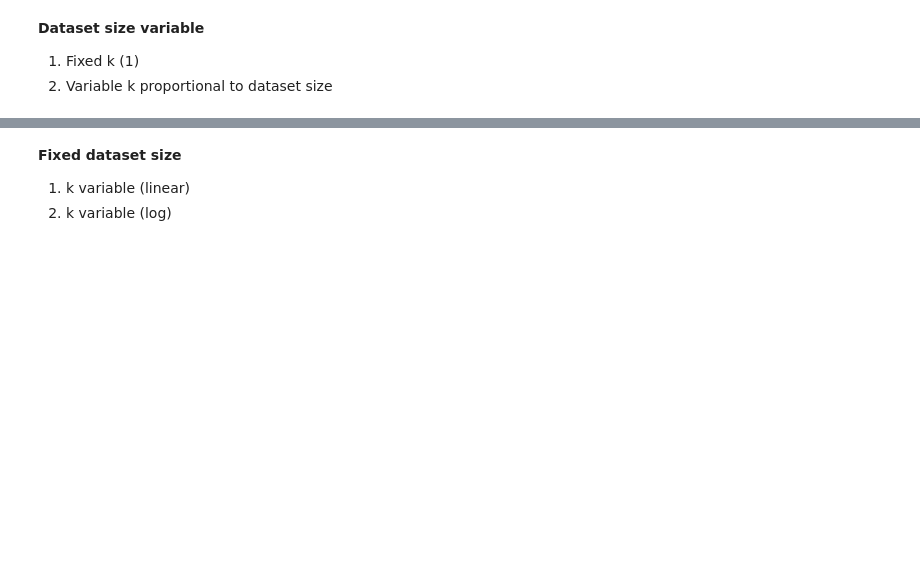
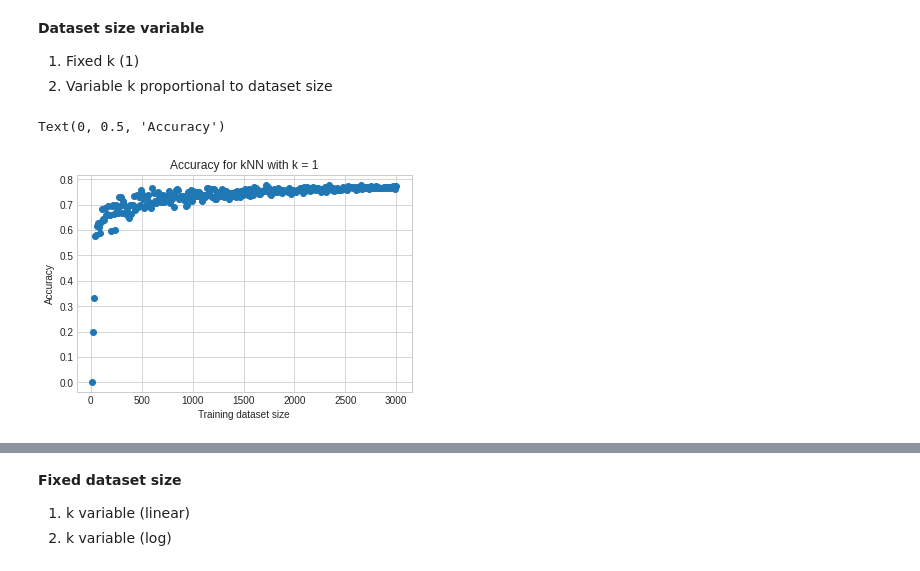
Before and after one commit to AvalosM/kNN-classifier, a Jupyter notebook: notebooks/analysis.ipynb, the cells around one changed output, grey strips where cells are left out. Saved outputs shown, nothing was run; the diff lists cells and outputs as text; code cells hidden in the pictures; blank space fills up the shorter version.

```diff
--- a/notebooks/analysis.ipynb
+++ b/notebooks/analysis.ipynb
@@ -161,11 +177,14 @@ K_ = 10
 # %%
 df = pd.read_csv("res/kNN_k_fixed.csv").groupby('size')
 accuracies = df['accuracy'].mean().to_numpy()
 sizes = df['size'].unique()
-g = plt.scatter(x=sizes ,y=accuracies, label='accuracy')
+plt.scatter(x=sizes ,y=accuracies, label='accuracy')
 plt.title("Accuracy for kNN with k = 1")
 plt.xlabel("Training dataset size")
 plt.ylabel("Accuracy")
+# %% [output]
+Text(0, 0.5, 'Accuracy')
+[figure, added]
 # %%
 df = pd.read_csv("res/kNN_k_proportional.csv").groupby('size')
 accuracies = df['accuracy'].mean().to_numpy()
```
Also changed, not shown: parts of 25 cells of this notebook, 6 other files.
